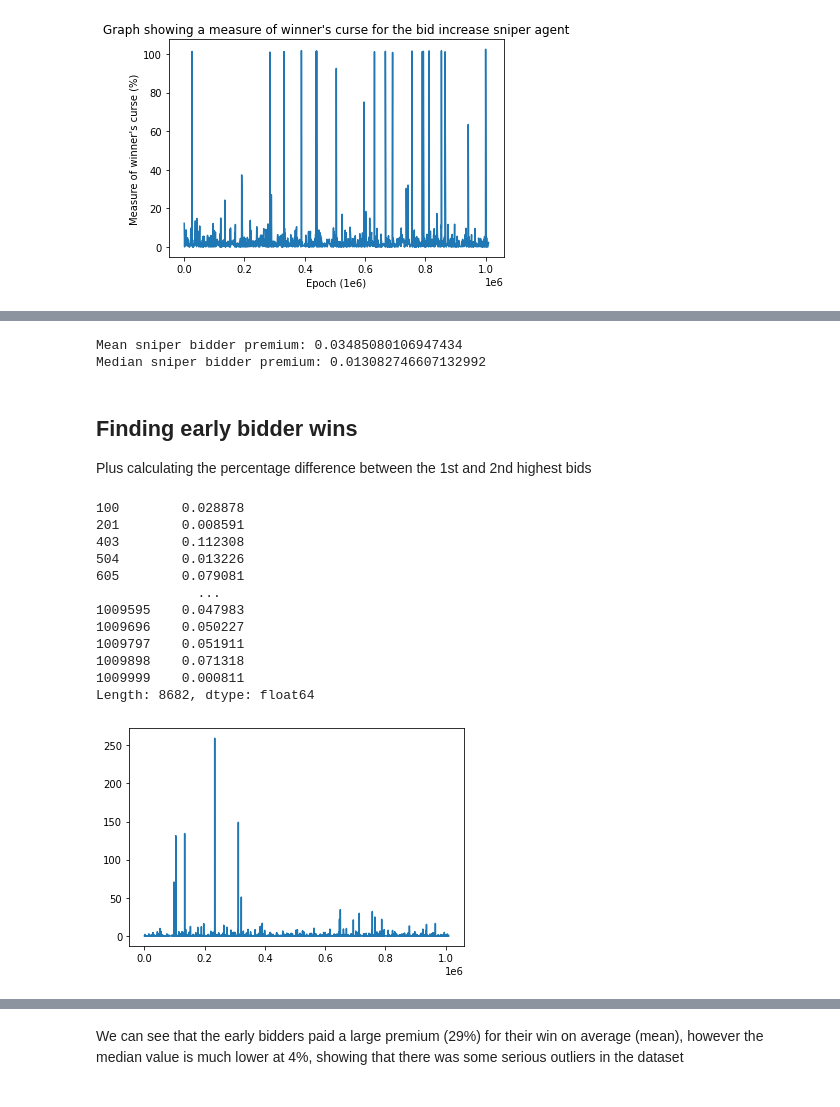
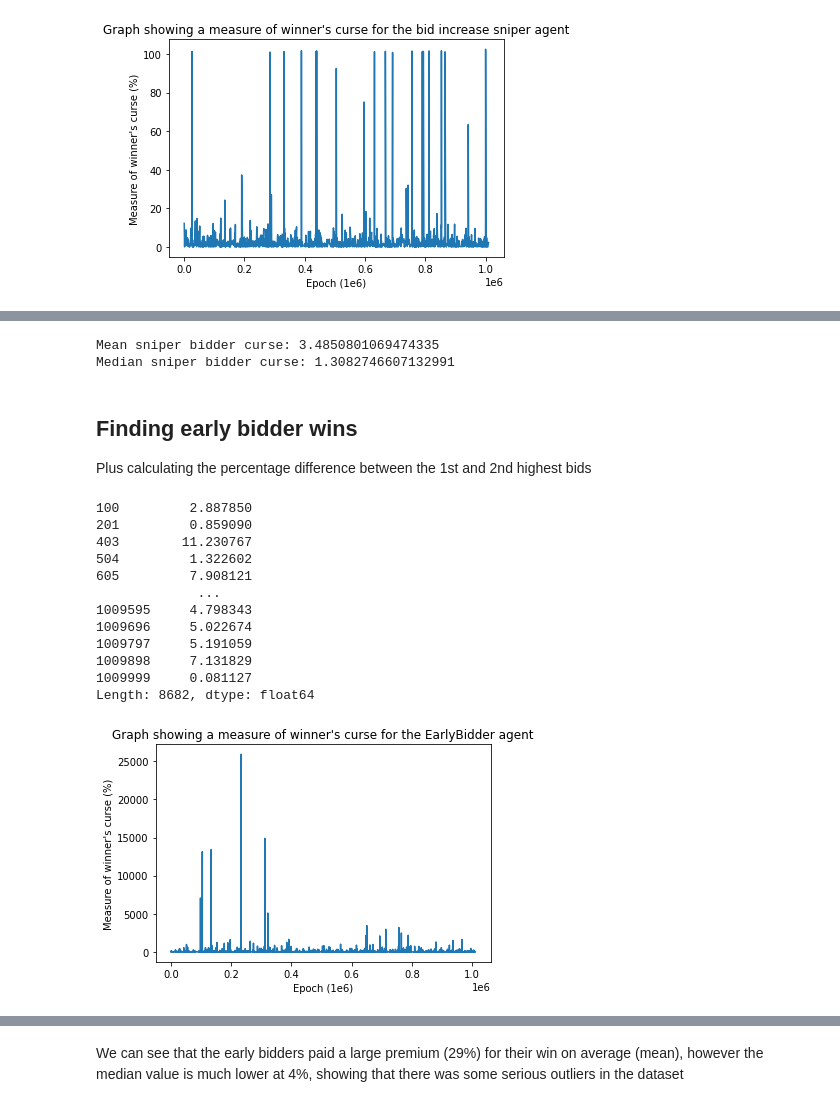
Before and after one commit to Wisaacj/Mesa-Auctions, a Jupyter notebook: analysis/data-analysis-bid-increase-sniper-no-watchproba.ipynb, the cells around one changed output, grey strips where cells are left out. Saved outputs shown, nothing was run; the diff lists cells and outputs as text; code cells hidden in the pictures.

```diff
--- a/analysis/data-analysis-bid-increase-sniper-no-watchproba.ipynb
+++ b/analysis/data-analysis-bid-increase-sniper-no-watchproba.ipynb
@@ -118,11 +118,11 @@ plt.show()
 # %%
 mean_sniper_curse = np.mean(sniper_bidder_curse)
-print(f'Mean sniper bidder premium: {mean_sniper_curse}')
+print(f'Mean sniper bidder curse: {mean_sniper_curse}')
 median_sniper_curse = np.median(sniper_bidder_curse)
-print(f'Median sniper bidder premium: {median_sniper_curse}')
+print(f'Median sniper bidder curse: {median_sniper_curse}')
 # %% [output]
-Mean sniper bidder premium: 0.03485080106947434
-Median sniper bidder premium: 0.013082746607132992
+Mean sniper bidder curse: 3.4850801069474335
+Median sniper bidder curse: 1.3082746607132991
 # %% [markdown]
 ## Finding early bidder wins
 
@@ -130,26 +130,29 @@ Plus calculating the percentage difference between the 1st and 2nd highest bids
 # %%
 early_bidder_wins = final_prices_df.iloc[np.where(final_prices_df["Highest Bidder"] == "EarlyBidder")[0]]
 # %%
-early_bidder_curse = (early_bidder_wins["Highest Bid"] - early_bidder_wins["Second Highest Bid"]) / early_bidder_wins["Second Highest Bid"]
+early_bidder_curse = 100 * (early_bidder_wins["Highest Bid"] - early_bidder_wins["Second Highest Bid"]) / early_bidder_wins["Second Highest Bid"]
 print(early_bidder_curse)
 # %% [output]
-100        0.028878
-201        0.008591
-403        0.112308
-504        0.013226
-605        0.079081
+100         2.887850
+201         0.859090
+403        11.230767
+504         1.322602
+605         7.908121
              ...
-1009595    0.047983
-1009696    0.050227
-1009797    0.051911
-1009898    0.071318
-1009999    0.000811
+1009595     4.798343
+1009696     5.022674
+1009797     5.191059
+1009898     7.131829
+1009999     0.081127
 Length: 8682, dtype: float64
-# %%
-early_bidder_curse.plot()
-plt.show()
-# %% [output]
-[figure, removed]
+# %%
+early_bidder_curse.plot()
+plt.title("Graph showing a measure of winner's curse for the EarlyBidder agent")
+plt.xlabel("Epoch (1e6)")
+plt.ylabel("Measure of winner's curse (%)")
+plt.show()
+# %% [output]
+[figure, added]
 # %%
 early_bidder_curse.plot.box()
 plt.show()
```
Also changed, not shown: parts of 3 cells of this notebook, 3 other files.
